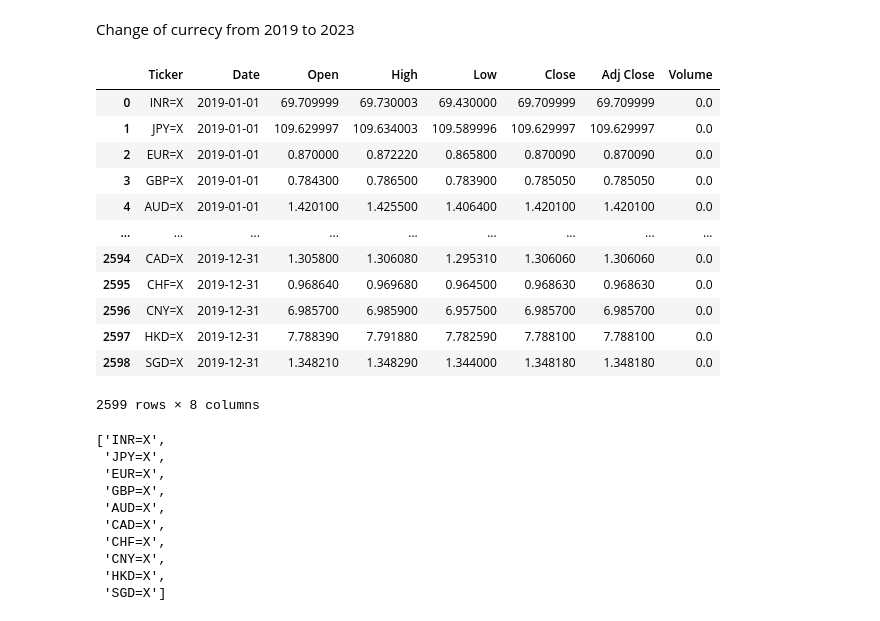
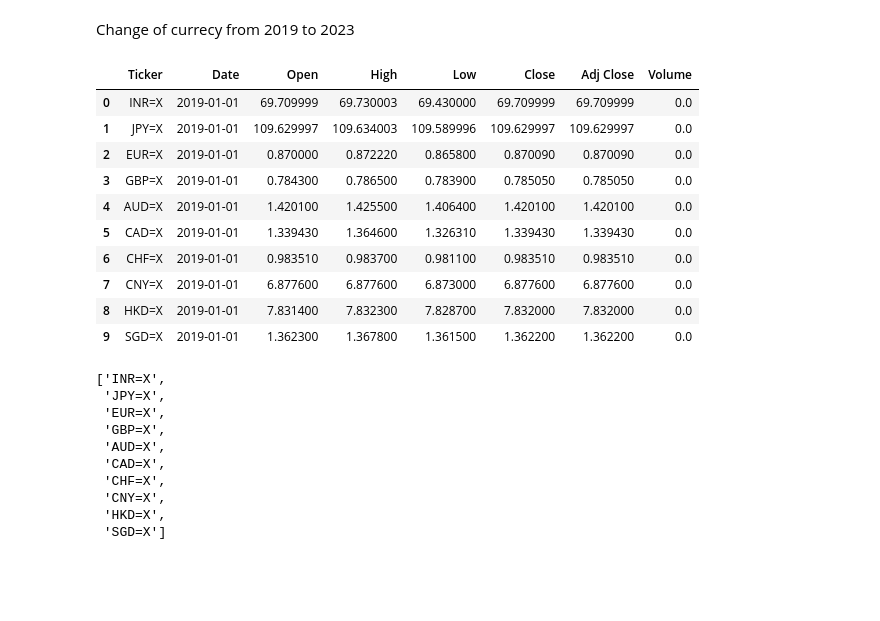
Before and after one commit to anapocai/Mooc_project, a Jupyter notebook: Xinyi.ipynb, the cells around one changed output. Drawn from its saved outputs; the diff is of its cells as text; code cells hidden in the pictures; blank space fills up the shorter version.

```diff
--- a/Xinyi.ipynb
+++ b/Xinyi.ipynb
@@ -11,18 +11,16 @@ df_2021 = pd.read_csv("2021_data.csv")
 df_2022 = pd.read_csv("2022_data.csv")
 df_2023 = pd.read_csv("2023_data.csv")
 # %%
-df_2019
+df_2019.head(10)
 # %% [output]
 |  | Ticker | Date | Open | High | Low | Close | Adj Close | Volume |
 | 0 | INR=X | 2019-01-01 | 69.709999 | 69.730003 | 69.430000 | 69.709999 | 69.709999 | 0.0 |
 | 1 | JPY=X | 2019-01-01 | 109.629997 | 109.634003 | 109.589996 | 109.629997 | 109.629997 | 0.0 |
 | 2 | EUR=X | 2019-01-01 | 0.870000 | 0.872220 | 0.865800 | 0.870090 | 0.870090 | 0.0 |
 | 3 | GBP=X | 2019-01-01 | 0.784300 | 0.786500 | 0.783900 | 0.785050 | 0.785050 | 0.0 |
 | 4 | AUD=X | 2019-01-01 | 1.420100 | 1.425500 | 1.406400 | 1.420100 | 1.420100 | 0.0 |
-| ... | ... | ... | ... | ... | ... | ... | ... | ... |
-| 2594 | CAD=X | 2019-12-31 | 1.305800 | 1.306080 | 1.295310 | 1.306060 | 1.306060 | 0.0 |
-| 2595 | CHF=X | 2019-12-31 | 0.968640 | 0.969680 | 0.964500 | 0.968630 | 0.968630 | 0.0 |
-| 2596 | CNY=X | 2019-12-31 | 6.985700 | 6.985900 | 6.957500 | 6.985700 | 6.985700 | 0.0 |
-| 2597 | HKD=X | 2019-12-31 | 7.788390 | 7.791880 | 7.782590 | 7.788100 | 7.788100 | 0.0 |
-| 2598 | SGD=X | 2019-12-31 | 1.348210 | 1.348290 | 1.344000 | 1.348180 | 1.348180 | 0.0 |
+| 5 | CAD=X | 2019-01-01 | 1.339430 | 1.364600 | 1.326310 | 1.339430 | 1.339430 | 0.0 |
+| 6 | CHF=X | 2019-01-01 | 0.983510 | 0.983700 | 0.981100 | 0.983510 | 0.983510 | 0.0 |
+| 7 | CNY=X | 2019-01-01 | 6.877600 | 6.877600 | 6.873000 | 6.877600 | 6.877600 | 0.0 |
+| 8 | HKD=X | 2019-01-01 | 7.831400 | 7.832300 | 7.828700 | 7.832000 | 7.832000 | 0.0 |
+| 9 | SGD=X | 2019-01-01 | 1.362300 | 1.367800 | 1.361500 | 1.362200 | 1.362200 | 0.0 |
-2599 rows × 8 columns
```
Also changed, not shown: parts of 7 cells of this notebook.
